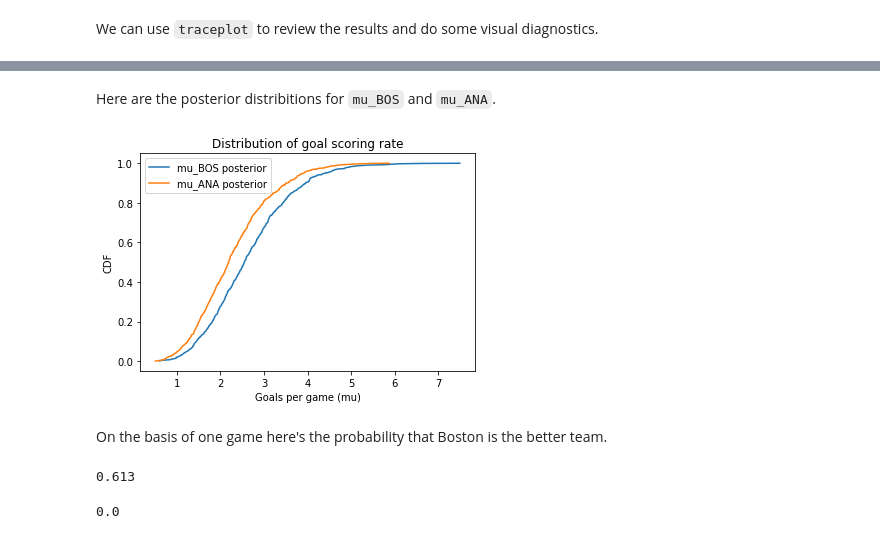
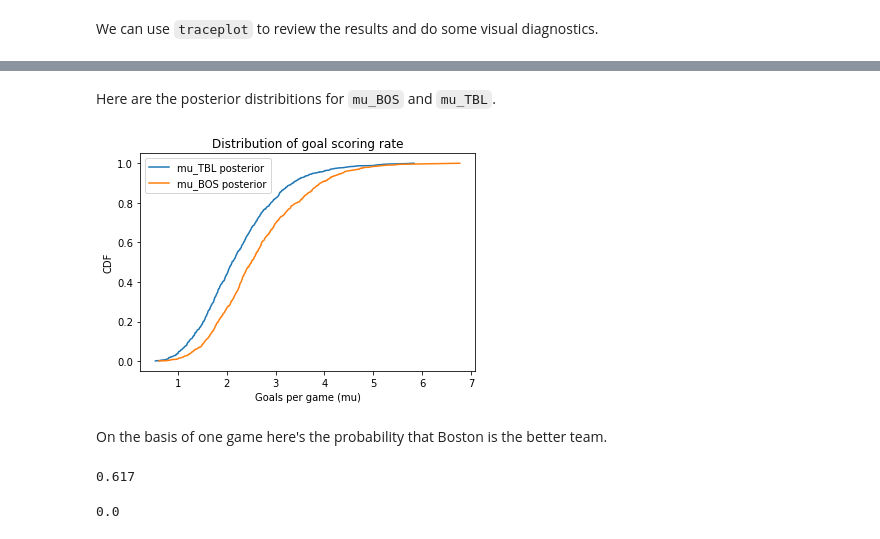
Before and after one commit to AllenDowney/BayesMadeSimple, a Jupyter notebook: zigzag3.ipynb, the cells around one changed output, grey strips where cells are left out. Saved outputs shown, nothing was run; the diff lists cells and outputs as text; code cells hidden in the pictures.

```diff
--- a/zigzag3.ipynb
+++ b/zigzag3.ipynb
@@ -300,8 +320,8 @@ def make_gamma_dist(xs, alpha, beta):
     pmf.normalize()
     return pmf
 # %%
-alpha = 2 * mu
-beta = 2
+alpha = 4.4
+beta = 1.8
 
 alpha, beta
 # %% [output]
@@ -503,9 +535,9 @@ model = pm.Model()
 
 with model:
     mu_BOS = pm.Gamma('mu_BOS', alpha, beta)
-    mu_ANA = pm.Gamma('mu_ANA', alpha, beta)
+    mu_TBL = pm.Gamma('mu_TBL', alpha, beta)
     goals_BOS = pm.Poisson('goals_BOS', mu_BOS, observed=3)
-    goals_ANA = pm.Poisson('goals_ANA', mu_ANA, observed=2)
+    goals_TBL = pm.Poisson('goals_TBL', mu_TBL, observed=2)
     trace = pm.sample(500)
 # %% [output]
 Auto-assigning NUTS sampler...
@@ -521,22 +555,22 @@ az.plot_trace(trace);
 # %% [markdown]
-Here are the posterior distribitions for `mu_BOS` and `mu_ANA`.
+Here are the posterior distribitions for `mu_BOS` and `mu_TBL`.
 # %%
+mu_TBL = trace['mu_TBL']
+plot_cdf(mu_TBL, label='mu_TBL posterior')
+
 mu_BOS = trace['mu_BOS']
 plot_cdf(mu_BOS, label='mu_BOS posterior')
 
-mu_ANA = trace['mu_ANA']
-plot_cdf(mu_ANA, label='mu_ANA posterior')
-
 decorate_rate('CDF')
-np.mean(mu_BOS), np.mean(mu_ANA)
+np.mean(mu_BOS), np.mean(mu_TBL)
 
 plt.savefig('zigzag14.png', dpi=150)
 # %% [output]
-[figure, old version]
+[figure, new version]
 # %% [markdown]
 On the basis of one game here's the probability that Boston is the better team.
 # %%
-np.mean(mu_BOS > mu_ANA)
+np.mean(mu_BOS > mu_TBL)
 # %% [output]
-0.613
+0.617
 # %%
```
Also changed, not shown: parts of 71 cells of this notebook.
